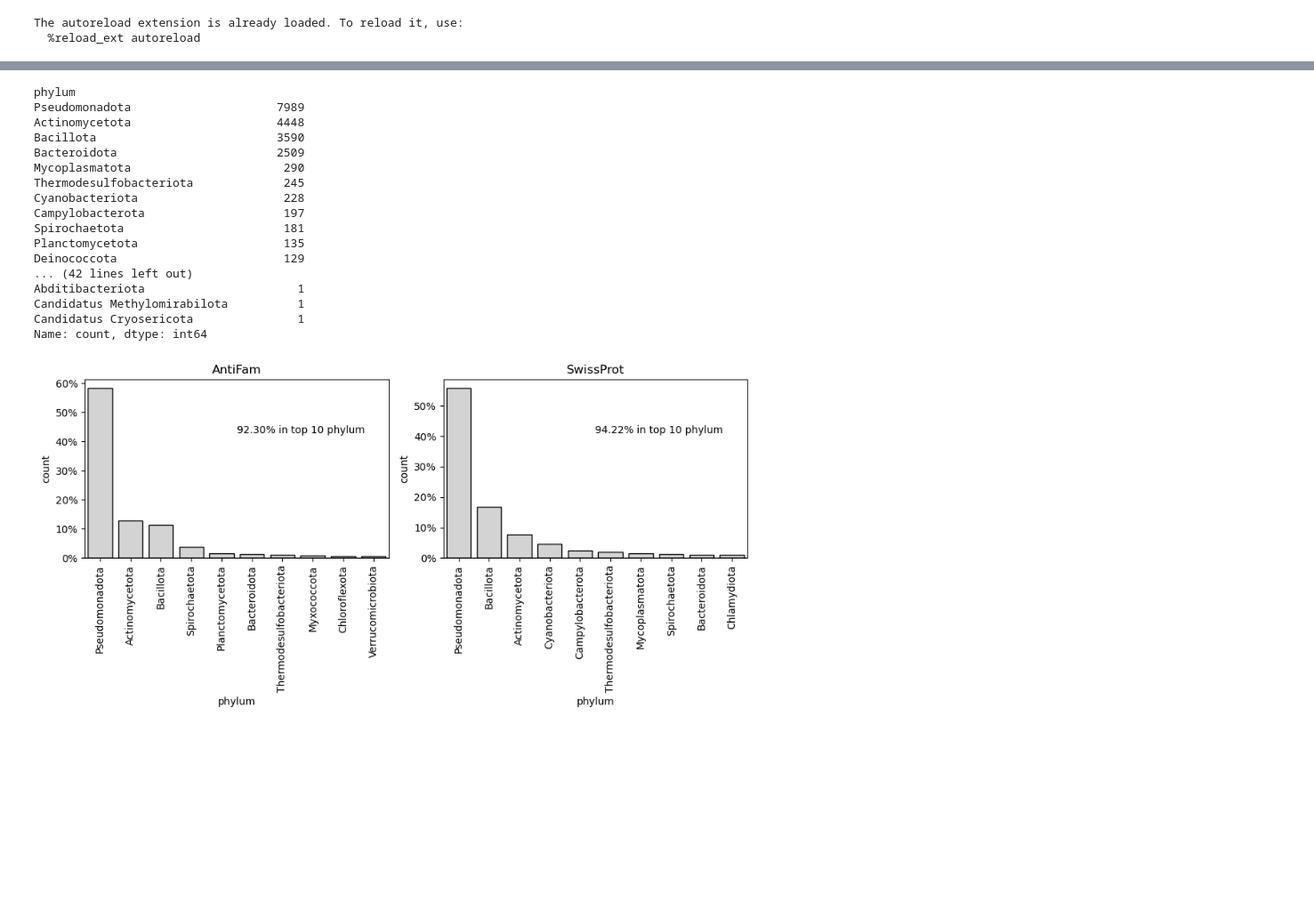
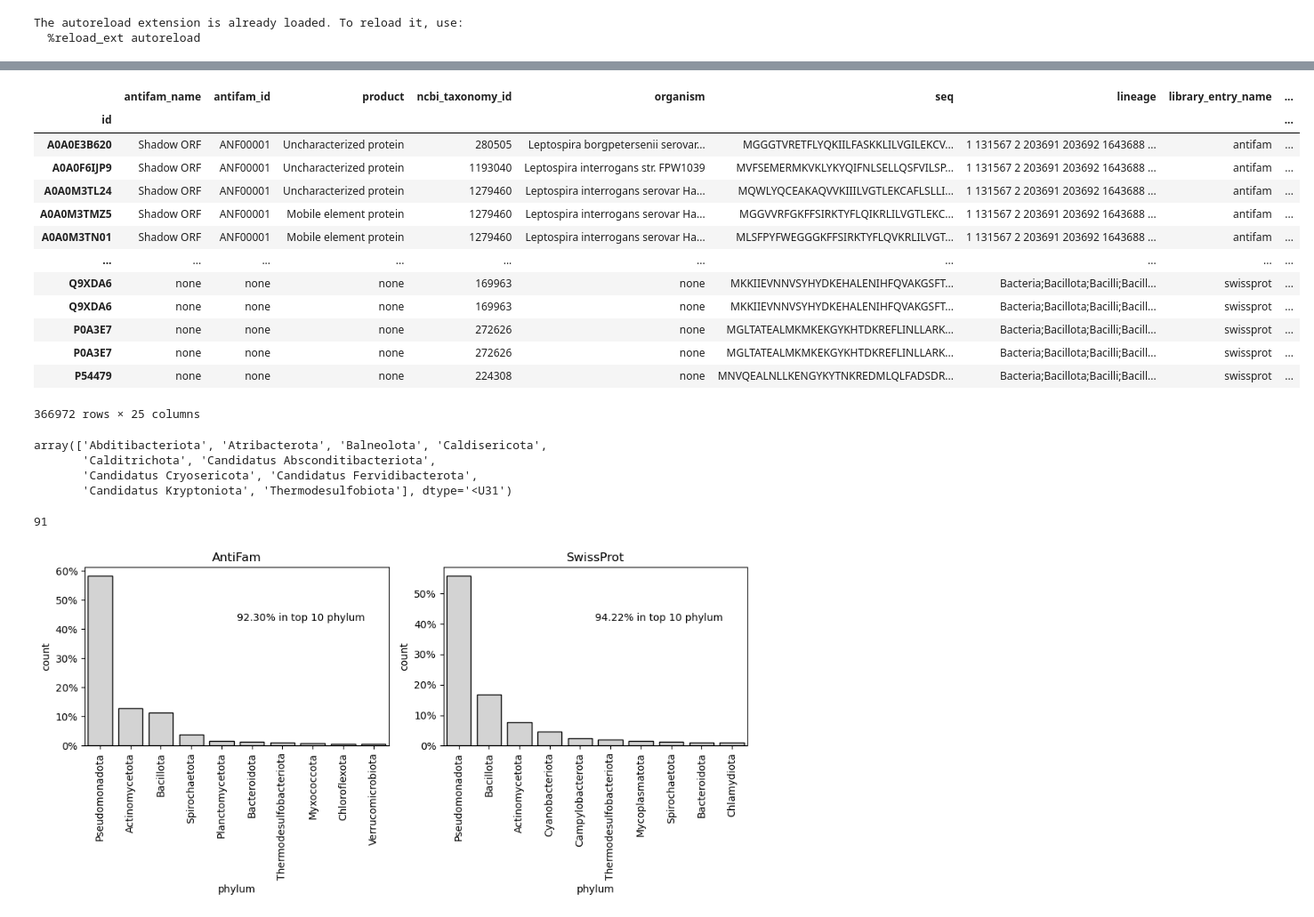
Before and after one commit to pipparichter/frugal, a Jupyter notebook: notebooks/dataset.ipynb, the cells around one changed output, grey strips where cells are left out. Shown at 89% size. Saved outputs shown, nothing was run; the diff lists cells and outputs as text; code cells hidden in the pictures; blank space fills up the shorter version.

```diff
--- a/notebooks/dataset.ipynb
+++ b/notebooks/dataset.ipynb
@@ -93,19 +76,24 @@ filter_length: Removing 675 sequences exceeding the maximum length of 2000.
 # %%
-taxonomy_metadata_df = pd.read_csv('../data/swissprot_taxonomy_metadata.tsv', sep='\t', index_col=0)
-taxonomy_metadata_df = pd.concat([taxonomy_metadata_df, pd.read_csv('../data/antifam_taxonomy_metadata.tsv', sep='\t', index_col=0)])
-taxonomy_metadata_df['Domain name'] = ['Viruses' if (group_name == 'viruses') else 'Bacteria' for group_name in taxonomy_metadata_df['Group name']] # No domain column in downloaded data.
+def add_taxonomy_metadata(path:str='../data/datasets/dataset.csv'):
+    taxonomy_metadata_df = pd.read_csv('../data/swissprot_taxonomy_metadata.tsv', sep='\t', index_col=0)
+    taxonomy_metadata_df = pd.concat([taxonomy_metadata_df, pd.read_csv('../data/antifam_taxonomy_metadata.tsv', sep='\t', index_col=0)])
+    taxonomy_metadata_df['Domain name'] = ['Viruses' if (group_name == 'viruses') else 'Bacteria' for group_name in taxonomy_metadata_df['Group name']] # No domain column in downloaded data.
 
-cols = [ 'Domain name', 'Phylum name', 'Class name', 'Order name', 'Family name', 'Genus name', 'Species name']
+    cols = [ 'Domain name', 'Phylum name', 'Class name', 'Order name', 'Family name', 'Genus name', 'Species name']
 
-taxonomy_metadata_df = taxonomy_metadata_df[cols]
-taxonomy_metadata_df = taxonomy_metadata_df.rename(columns={col:col.split()[0].lower() for col in cols})
-taxonomy_metadata_df = taxonomy_metadata_df.rename(columns={'kingdom':'domain'})
-taxonomy_metadata_df = fillna(taxonomy_metadata_df)
+    taxonomy_metadata_df = taxonomy_metadata_df[cols]
+    taxonomy_metadata_df = taxonomy_metadata_df.rename(columns={col:col.split()[0].lower() for col in cols})
+    taxonomy_metadata_df = taxonomy_metadata_df.rename(columns={'kingdom':'domain'})
+    taxonomy_metadata_df = fillna(taxonomy_metadata_df)
 
-dataset_df = pd.read_csv('../data/datasets/swissprot/dataset.csv', index_col=0)
-dataset_df = dataset_df.drop(columns=taxonomy_metadata_df.columns, errors='ignore')
-dataset_df = dataset_df.merge(taxonomy_metadata_df, left_on='ncbi_taxonomy_id', right_index=True, how='left')
-dataset_df.to_csv('../data/datasets/swissprot/dataset.csv')
+    dataset_df = pd.read_csv(path, index_col=0)
+    dataset_df = dataset_df.drop(columns=taxonomy_metadata_df.columns, errors='ignore')
+    dataset_df = dataset_df.merge(taxonomy_metadata_df, left_on='ncbi_taxonomy_id', right_index=True, how='left')
+    dataset_df.to_csv(path)
+
+add_taxonomy_metadata('../data/datasets/dataset.csv')
+add_taxonomy_metadata('../data/datasets/dataset_train.csv')
+add_taxonomy_metadata('../data/datasets/dataset_test.csv')
 # %%
 bacteria_dataset_df = dataset_df[dataset_df.domain == 'Bacteria'].copy()
 genome_metadata_df = load_ncbi_genome_metadata() # Metadata for all available NCBI reference genomes.
@@ -118 +130,25 @@ rare_taxa_genome_metadata_df = genome_metadata_df[genome_metadata_df.phylum.isin
+# %%
+bacteria_dataset_df
+# %% [output]
+|  | antifam_name | antifam_id | product | ncbi_taxonomy_id | organism | seq | lineage | library_entry_name | ... |
+| id |  |  |  |  |  |  |  |  | ... |
+| A0A0E3B620 | Shadow ORF | ANF00001 | Uncharacterized protein | 280505 | Leptospira borgpetersenii serovar... | MGGGTVRETFLYQKIILFASKKLILVGILEKCV... | 1 131567 2 203691 203692 1643688 ... | antifam | ... |
+| A0A0F6IJP9 | Shadow ORF | ANF00001 | Uncharacterized protein | 1193040 | Leptospira interrogans str. FPW1039 | MVFSEMERMKVKLYKYQIFNLSELLQSFVILSP... | 1 131567 2 203691 203692 1643688 ... | antifam | ... |
+| A0A0M3TL24 | Shadow ORF | ANF00001 | Uncharacterized protein | 1279460 | Leptospira interrogans serovar Ha... | MQWLYQCEAKAQVVKIIILVGTLEKCAFLSLLI... | 1 131567 2 203691 203692 1643688 ... | antifam | ... |
+| A0A0M3TMZ5 | Shadow ORF | ANF00001 | Mobile element protein | 1279460 | Leptospira interrogans serovar Ha... | MGGVVRFGKFFSIRKTYFLQIKRLILVGTLEKC... | 1 131567 2 203691 203692 1643688 ... | antifam | ... |
+| A0A0M3TN01 | Shadow ORF | ANF00001 | Mobile element protein | 1279460 | Leptospira interrogans serovar Ha... | MLSFPYFWEGGGKFFSIRKTYFLQVKRLILVGT... | 1 131567 2 203691 203692 1643688 ... | antifam | ... |
+| ... | ... | ... | ... | ... | ... | ... | ... | ... | ... |
+| Q9XDA6 | none | none | none | 169963 | none | MKKIIEVNNVSYHYDKEHALENIHFQVAKGSFT... | Bacteria;Bacillota;Bacilli;Bacill... | swissprot | ... |
+| Q9XDA6 | none | none | none | 169963 | none | MKKIIEVNNVSYHYDKEHALENIHFQVAKGSFT... | Bacteria;Bacillota;Bacilli;Bacill... | swissprot | ... |
+| P0A3E7 | none | none | none | 272626 | none | MGLTATEALMKMKEKGYKHTDKREFLINLLARK... | Bacteria;Bacillota;Bacilli;Bacill... | swissprot | ... |
+| P0A3E7 | none | none | none | 272626 | none | MGLTATEALMKMKEKGYKHTDKREFLINLLARK... | Bacteria;Bacillota;Bacilli;Bacill... | swissprot | ... |
+| P54479 | none | none | none | 224308 | none | MNVQEALNLLKENGYKYTNKREDMLQLFADSDR... | Bacteria;Bacillota;Bacilli;Bacill... | swissprot | ... |
+366972 rows × 25 columns
+# %%
+missing_phyla
+# %% [output]
+array(['Abditibacteriota', 'Atribacterota', 'Balneolota', 'Caldisericota',
+       'Calditrichota', 'Candidatus Absconditibacteriota',
+       'Candidatus Cryosericota', 'Candidatus Fervidibacterota',
+       'Candidatus Kryptoniota', 'Thermodesulfobiota'], dtype='<U31')
 # %%
@@ -120,23 +156,2 @@ ncbi = src.tools.download.NCBI()
 ncbi.get_genomes(genome_ids=rare_taxa_genome_metadata_df.index, include=['gbff', 'protein'], dirs={'gbff':'../data/ncbi/gbffs/', 'protein':'../data/ncbi/proteins/'})
 ncbi.cleanup()
-# %%
-ncbi_genome_metadata_df =
-ncbi_genome_metadata_df.phylum.value_counts()
-# %% [output]
-phylum
-Pseudomonadota                     7989
-Actinomycetota                     4448
-Bacillota                          3590
-Bacteroidota                       2509
-Mycoplasmatota                      290
-Thermodesulfobacteriota             245
-Cyanobacteriota                     228
-Campylobacterota                    197
-Spirochaetota                       181
-Planctomycetota                     135
-Deinococcota                        129
-... (42 lines left out)
-Abditibacteriota                      1
-Candidatus Methylomirabilota          1
-Candidatus Cryosericota               1
-Name: count, dtype: int64
@@ -143,3 +161,7 @@ Name: count, dtype: int64
+# %%
+dataset_df[dataset_df.domain == 'Bacteria'].phylum.nunique()
+# %% [output]
+91
 # %%
 def figure(dataset_df:pd.DataFrame, level:str='genus', top_n:int=10):
 
```
Also changed, not shown: parts of 7 cells of this notebook, 8 other files.
